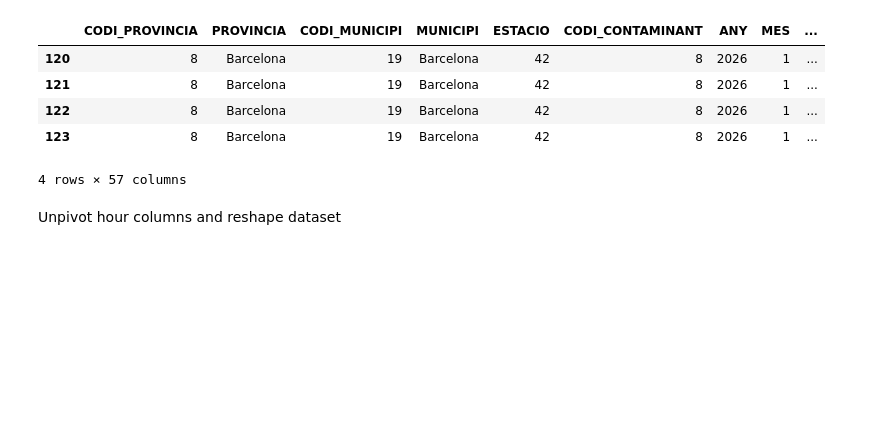
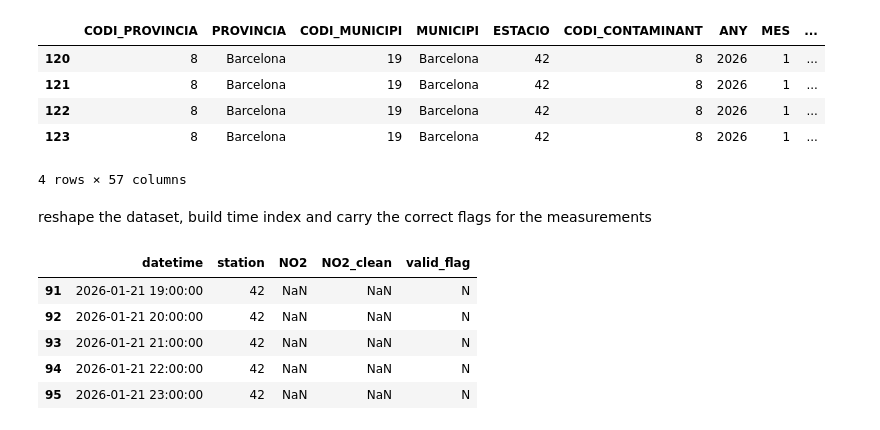
Before and after one commit to FlaviaAmadio/air-quality-forecasting, a Jupyter notebook: notebooks/01_eda.ipynb, the cells around one changed output. Drawn from its saved outputs; the diff is of its cells as text; code cells hidden in the pictures; blank space fills up the shorter version.

```diff
--- a/notebooks/01_eda.ipynb
+++ b/notebooks/01_eda.ipynb
@@ -116,5 +125,3 @@ df_station.head()
 | 122 | 8 | Barcelona | 19 | Barcelona | 42 | 8 | 2026 | 1 | ... |
 | 123 | 8 | Barcelona | 19 | Barcelona | 42 | 8 | 2026 | 1 | ... |
 4 rows × 57 columns
-# %% [markdown]
-Unpivot hour columns and reshape dataset
@@ -144,0 +128,60 @@ df_long = df_long.sort_values('datetime')
+# %% [markdown]
+reshape the dataset, build time index and carry the correct flags for the measurements
+# %%
+# Wide -> long for NO₂ values and their per-hour validation flags
+
+value_cols = [f'H{i:02d}' for i in range(1, 25)]
+flag_cols  = [f'V{i:02d}' for i in range(1, 25)]
+
+# 1) Melt values (H01..H24)
+df_values = df_station.melt(
+    id_vars=['ANY', 'MES', 'DIA', 'ESTACIO'],
+    value_vars=value_cols,
+    var_name='hour',
+    value_name='NO2'
+)
+df_values['hour'] = df_values['hour'].str[1:].astype(int) - 1  # H01->0, ..., H24->23
+
+# 2) Melt flags (V01..V24)
+df_flags = df_station.melt(
+    id_vars=['ANY', 'MES', 'DIA', 'ESTACIO'],
+    value_vars=flag_cols,
+    var_name='hour_flag',
+    value_name='valid_flag'
+)
+df_flags['hour'] = df_flags['hour_flag'].str[1:].astype(int) - 1
+
+# 3) Merge to keep correct alignment between value and flag
+df_long = df_values.merge(
+    df_flags[['ANY', 'MES', 'DIA', 'ESTACIO', 'hour', 'valid_flag']],
+    on=['ANY', 'MES', 'DIA', 'ESTACIO', 'hour'],
+    how='left'
+)
+
+# 4) Build timestamp
+df_long['datetime'] = pd.to_datetime(
+    dict(
+        year=df_long['ANY'],
+        month=df_long['MES'],
+        day=df_long['DIA'],
+        hour=df_long['hour']
+    )
+)
+
+# 5) Create cleaned target (invalid -> NaN)
+df_long['NO2_clean'] = df_long['NO2'].where(df_long['valid_flag'] == 'V')
+
+# 6) Keep tidy columns for analysis/modeling
+df_long = (df_long[['datetime', 'ESTACIO', 'NO2', 'NO2_clean', 'valid_flag']]
+           .rename(columns={'ESTACIO': 'station'})
+           .sort_values('datetime')
+           .reset_index(drop=True))
+
+df_long.tail()
+# %% [output]
+|  | datetime | station | NO2 | NO2_clean | valid_flag |
+| 91 | 2026-01-21 19:00:00 | 42 | NaN | NaN | N |
+| 92 | 2026-01-21 20:00:00 | 42 | NaN | NaN | N |
+| 93 | 2026-01-21 21:00:00 | 42 | NaN | NaN | N |
+| 94 | 2026-01-21 22:00:00 | 42 | NaN | NaN | N |
+| 95 | 2026-01-21 23:00:00 | 42 | NaN | NaN | N |
```
Also changed, not shown: parts of 31 cells of this notebook, 1 other file.
